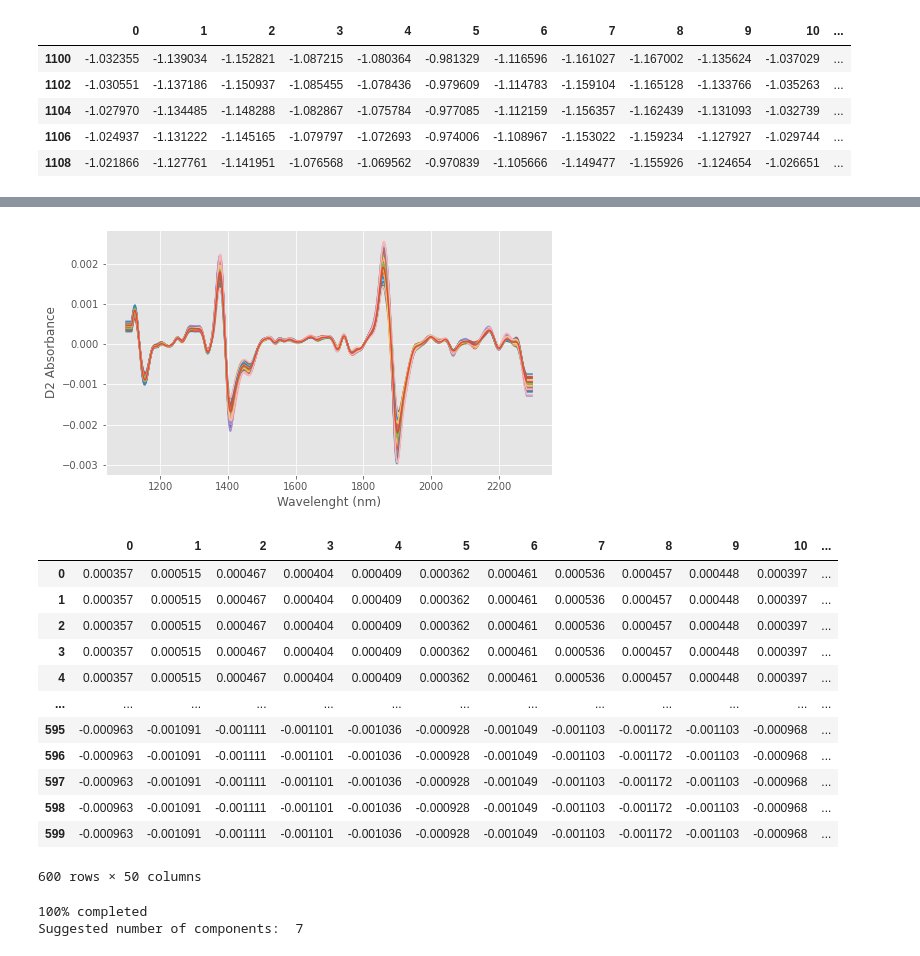
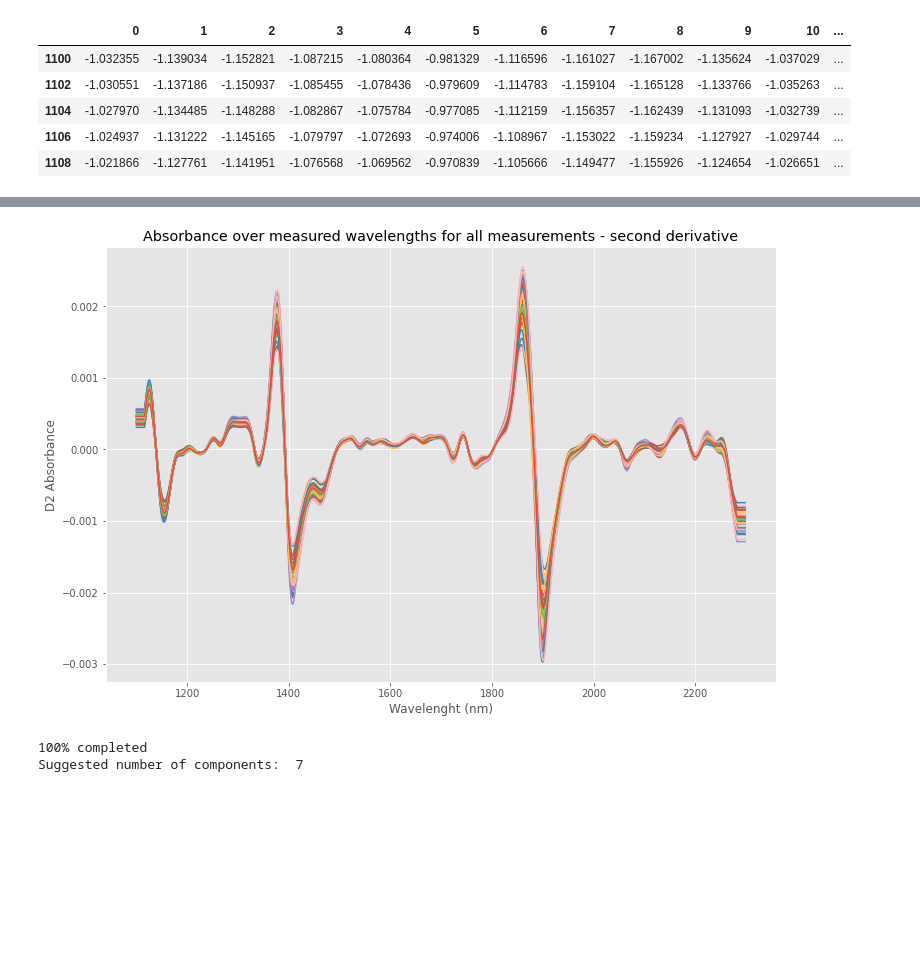
Before and after one commit to seher13/PartialLeastSquares, a Jupyter notebook: PLS_NIR_analysis.ipynb, the cells around one changed output, grey strips where cells are left out. Drawn from its saved outputs; the diff is of its cells as text; code cells hidden in the pictures; blank space fills up the shorter version.

```diff
--- a/PLS_NIR_analysis.ipynb
+++ b/PLS_NIR_analysis.ipynb
@@ -256,11 +238,2 @@ data_trans_wl.plot()
 # %%
 X2 = savgol_filter(X,17, polyorder=2, deriv=2)
-# %%
-plt.figure(figsize=(8,4.5))
-with plt.style.context(('ggplot')):
-  plt.plot(wl, X2.T)
-  plt.xlabel('Wavelenght (nm)')
-  plt.ylabel('D2 Absorbance')
-  plt.show()
-# %% [output]
-[figure, removed]
@@ -269,19 +240,16 @@ test = pd.DataFrame(X2.T)
-# %%
-test
-# %% [output]
-|  | 0 | 1 | 2 | 3 | 4 | 5 | 6 | 7 | 8 | 9 | 10 | ... |
-| 0 | 0.000357 | 0.000515 | 0.000467 | 0.000404 | 0.000409 | 0.000362 | 0.000461 | 0.000536 | 0.000457 | 0.000448 | 0.000397 | ... |
-| 1 | 0.000357 | 0.000515 | 0.000467 | 0.000404 | 0.000409 | 0.000362 | 0.000461 | 0.000536 | 0.000457 | 0.000448 | 0.000397 | ... |
-| 2 | 0.000357 | 0.000515 | 0.000467 | 0.000404 | 0.000409 | 0.000362 | 0.000461 | 0.000536 | 0.000457 | 0.000448 | 0.000397 | ... |
-| 3 | 0.000357 | 0.000515 | 0.000467 | 0.000404 | 0.000409 | 0.000362 | 0.000461 | 0.000536 | 0.000457 | 0.000448 | 0.000397 | ... |
-| 4 | 0.000357 | 0.000515 | 0.000467 | 0.000404 | 0.000409 | 0.000362 | 0.000461 | 0.000536 | 0.000457 | 0.000448 | 0.000397 | ... |
-| ... | ... | ... | ... | ... | ... | ... | ... | ... | ... | ... | ... | ... |
-| 595 | -0.000963 | -0.001091 | -0.001111 | -0.001101 | -0.001036 | -0.000928 | -0.001049 | -0.001103 | -0.001172 | -0.001103 | -0.000968 | ... |
-| 596 | -0.000963 | -0.001091 | -0.001111 | -0.001101 | -0.001036 | -0.000928 | -0.001049 | -0.001103 | -0.001172 | -0.001103 | -0.000968 | ... |
-| 597 | -0.000963 | -0.001091 | -0.001111 | -0.001101 | -0.001036 | -0.000928 | -0.001049 | -0.001103 | -0.001172 | -0.001103 | -0.000968 | ... |
-| 598 | -0.000963 | -0.001091 | -0.001111 | -0.001101 | -0.001036 | -0.000928 | -0.001049 | -0.001103 | -0.001172 | -0.001103 | -0.000968 | ... |
-| 599 | -0.000963 | -0.001091 | -0.001111 | -0.001101 | -0.001036 | -0.000928 | -0.001049 | -0.001103 | -0.001172 | -0.001103 | -0.000968 | ... |
-600 rows × 50 columns
+# %%
+plt.style.use('ggplot')
+fig = plt.figure(figsize=(12,8))
+ax = fig.add_subplot(111)
+
+ax.plot(wl, X2.T)
+ax.set_xlabel('Wavelenght (nm)')
+ax.set_ylabel('D2 Absorbance')
+ax.set_title('Absorbance over measured wavelengths for all measurements - second derivative')
+
+plt.show()
+# %% [output]
+[figure, added]
 # %%
 def optimise_pls_csv(X, y, n_comp, plot_components=True):
 
```
Also changed, not shown: parts of 9 cells of this notebook.
